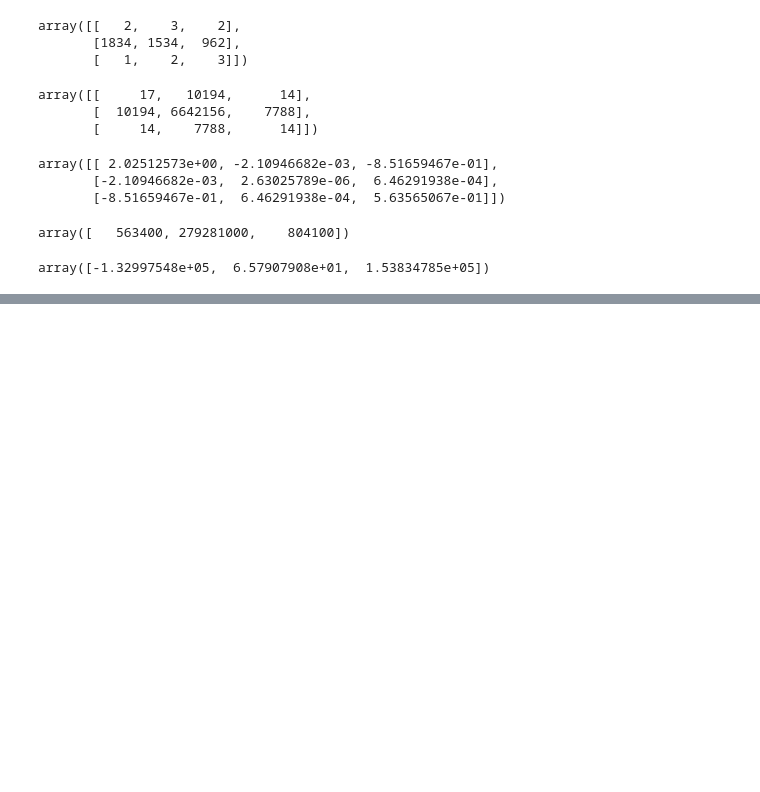
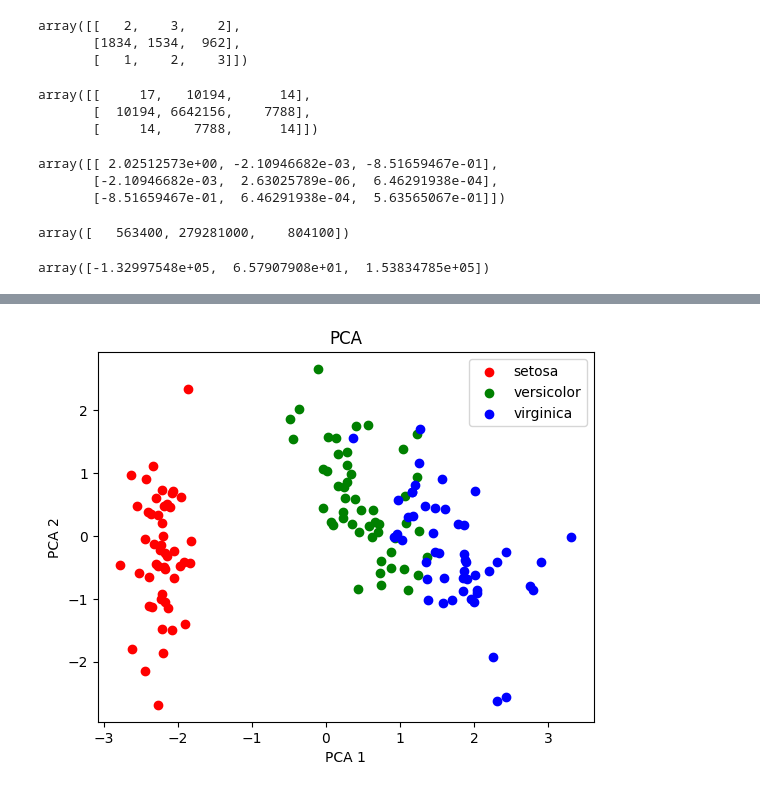
Before and after one commit to ejaj/data-science, a Jupyter notebook: basic-linear-algebra.ipynb, the cells around one changed output, grey strips where cells are left out. Saved outputs shown, nothing was run; the diff lists cells and outputs as text; code cells hidden in the pictures; blank space fills up the shorter version.

```diff
--- a/basic-linear-algebra.ipynb
+++ b/basic-linear-algebra.ipynb
@@ -44,0 +136,3 @@ array([-1.32997548e+05,  6.57907908e+01,  1.53834785e+05])
+# %%
+eigenvalues, eigenvectors = np.linalg.eig(covariance_matrix_x)
+eigenvalues
@@ -44,0 +154,5 @@ array([-1.32997548e+05,  6.57907908e+01,  1.53834785e+05])
+# %%
+eigenpairs = [(np.abs(eigenvalues[i]), eigenvectors[:,i]) for i in range(len(eigenvalues))]
+# Sorting from Higher values to lower value
+eigenpairs.sort(key=lambda x: x[0], reverse=True)
+eigenpairs
@@ -44,0 +168,3 @@ array([-1.32997548e+05,  6.57907908e+01,  1.53834785e+05])
+# %%
+matrix_weighing = np.hstack((eigenpairs[0][1].reshape(4,1),eigenpairs[1][1].reshape(4,1)))
+matrix_weighing
@@ -44,0 +176,3 @@ array([-1.32997548e+05,  6.57907908e+01,  1.53834785e+05])
+# %%
+Y = standardized_x.dot(matrix_weighing)
+Y
@@ -44,0 +197,13 @@ array([-1.32997548e+05,  6.57907908e+01,  1.53834785e+05])
+# %%
+plt.figure()
+target_names = load_iris.target_names
+y = load_iris.target
+for c, i, target_name in zip("rgb", [0, 1, 2], target_names):
+    plt.scatter(Y[y==i,0], Y[y==i,1], c=c, label=target_name)
+plt.xlabel('PCA 1')
+plt.ylabel('PCA 2')
+plt.legend()
+plt.title('PCA')
+plt.show()
+# %% [output]
+[figure, added]
```
Also changed, not shown: parts of 16 cells of this notebook, 1 other file.
